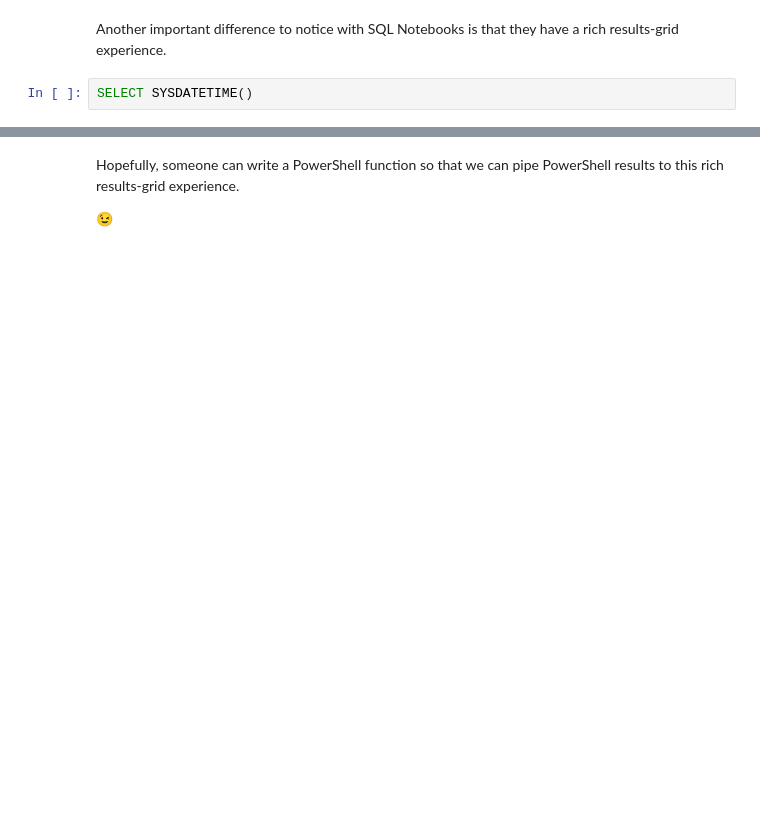
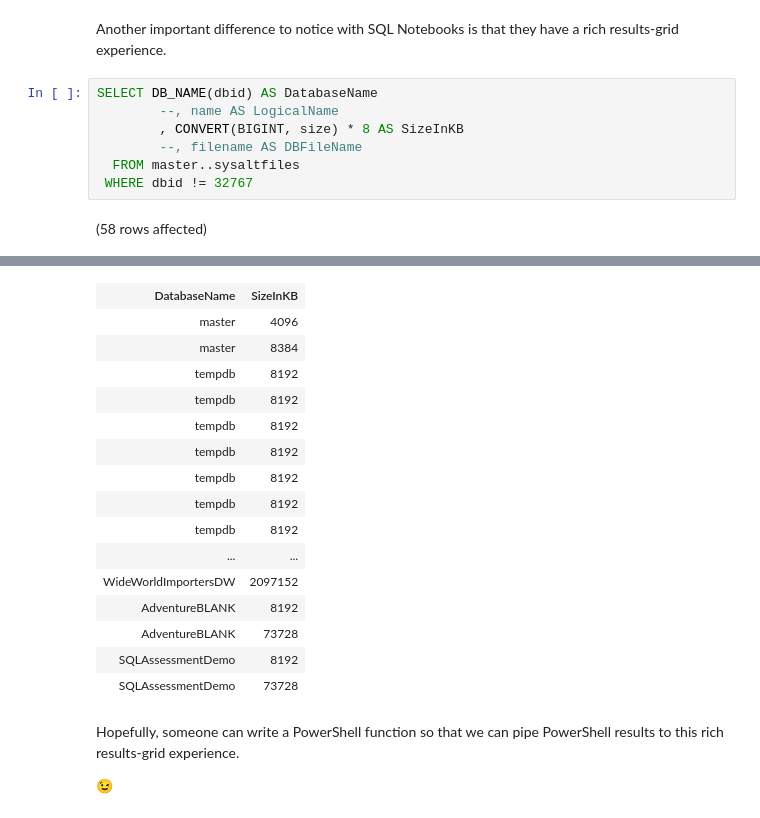
Before and after one commit to SQLvariant/Demos, a Jupyter notebook: Presentations/Intro-to-Jupyter-Notebooks/4.What-are-SQL-Notebooks/What-are-SQL-Notebooks.ipynb, the cells around one changed output, grey strips where cells are left out. Saved outputs shown, nothing was run; the diff lists cells and outputs as text; blank space fills up the shorter version.

Commit message:
Added some demo results.

```diff
--- a/Presentations/Intro-to-Jupyter-Notebooks/4.What-are-SQL-Notebooks/What-are-SQL-Notebooks.ipynb
+++ b/Presentations/Intro-to-Jupyter-Notebooks/4.What-are-SQL-Notebooks/What-are-SQL-Notebooks.ipynb
@@ -10,4 +27,11 @@ SELECT *
 # %% [markdown]
 Another important difference to notice with SQL Notebooks is that they have a rich results-grid experience.
-# %%
-SELECT SYSDATETIME()
+# %%
+SELECT DB_NAME(dbid) AS DatabaseName
+        --, name AS LogicalName
+        , CONVERT(BIGINT, size) * 8 AS SizeInKB
+        --, filename AS DBFileName
+  FROM master..sysaltfiles
+ WHERE dbid != 32767
+# %% [output]
+(58 rows affected)
@@ -14,3 +39,19 @@ SELECT SYSDATETIME()
+| DatabaseName | SizeInKB |
+| master | 4096 |
+| master | 8384 |
+| tempdb | 8192 |
+| tempdb | 8192 |
+| tempdb | 8192 |
+| tempdb | 8192 |
+| tempdb | 8192 |
+| tempdb | 8192 |
+| tempdb | 8192 |
+| ... | ... |
+| WideWorldImportersDW | 2097152 |
+| AdventureBLANK | 8192 |
+| AdventureBLANK | 73728 |
+| SQLAssessmentDemo | 8192 |
+| SQLAssessmentDemo | 73728 |
 # %% [markdown]
 Hopefully, someone can write a PowerShell function so that we can pipe PowerShell results to this rich results-grid experience.
 
```
Also changed, not shown: parts of 3 cells of this notebook, 2 other files.
